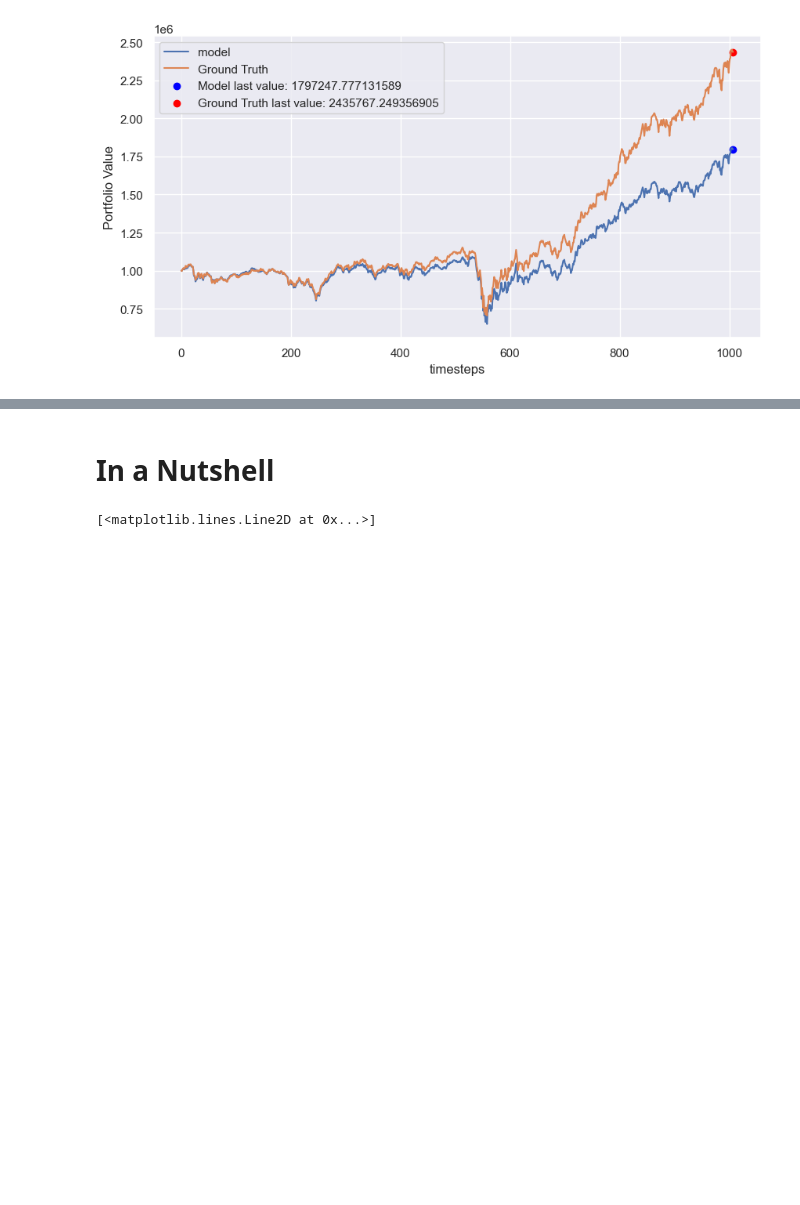
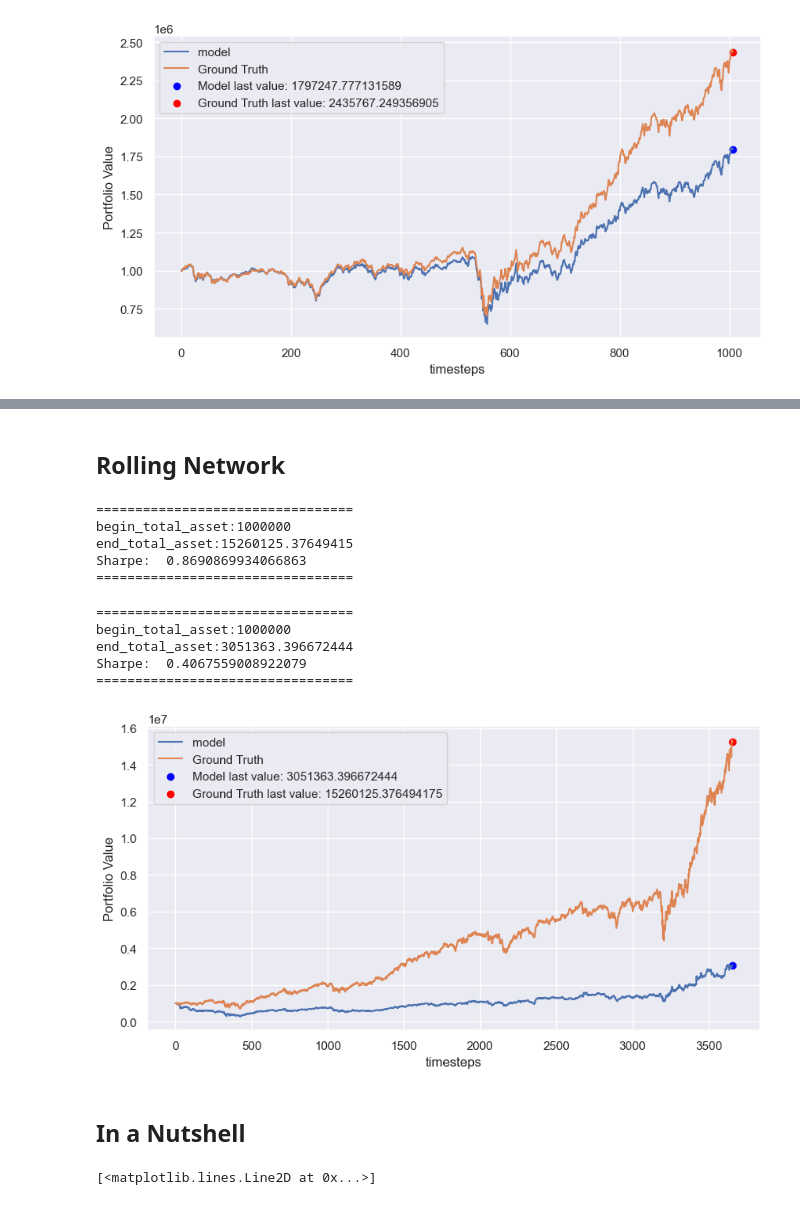
Before and after one commit to AI4Finance-Foundation/FinRL_Imitation_Learning, a Jupyter notebook: Imitation_Sandbox.ipynb, the cells around one changed output, grey strips where cells are left out. Cells and saved outputs as stored; diff of their text form; code cells hidden in the pictures; blank space fills up the shorter version.

```diff
--- a/Imitation_Sandbox.ipynb
+++ b/Imitation_Sandbox.ipynb
@@ -125,6 +126,7 @@ env_kwargs = {
 
 e_train_gym = StockPortfolioEnv.StockPortfolioEnv(df = train_data, **env_kwargs)
 e_trade_gym = StockPortfolioEnv.StockPortfolioEnv(df = trade_data, **env_kwargs)
+env = StockPortfolioEnv.StockPortfolioEnv(df = full_data, **env_kwargs)
 # %% [output]
 Stock Dimension: 11, State Space: 11
 Feature Dimension: 4
@@ -717,5 +653,76 @@ Notes:
+# %% [markdown]
+## Rolling Network
+# %%
+_ = StockPortfolioEnv.sample_from_env(i=0, env=backtest_env, weights=rolling_data["moribvol"])
+# %% [output]
+=================================
+begin_total_asset:1000000
+end_total_asset:15260125.37649415
+Sharpe:  0.8690869934066863
+=================================
+# %%
+rolling_ann = NeuralNet(state_dim=stock_dimension*feature_dimension,
+                action_dim=stock_dimension,
+                hidden_dim=64,
+                max_action=float(e_train_gym.action_space.high[0]))
+# %%
+k = 121 # window size
+step_size = 26 # step size
+
+rolling_data = full_data.loc[k:]
+rolling_data.index = full_data.loc[k:].index-k
+backtest_env = StockPortfolioEnv.StockPortfolioEnv(df = rolling_data, **env_kwargs)
+
+# Define the loss function and optimizer
+loss_function = nn.MSELoss()
+optimizer = torch.optim.Adam(rolling_ann.parameters(), lr=3e-4)
+num_epochs = 1000
+num_periods = len(full_dataset)-k
+
+# _ = env.reset()
+# actions = full_data["equal"].iloc[:k] # starting window uses equal weights
+# for i in range(len(actions)):
+#     action = actions.iloc[i].tolist()
+#     next_obs, reward, done, _ = env.step(action)
+
+_ = backtest_env.reset()
+
+# populate input and target tensors
+for i in tqdm(range(0, num_periods, step_size)):
+    rolling_scaler = StandardScaler(with_mean=True, with_std=True).fit(full_dataset.X[i:i+k])
+    train_period = Dataset(full_dataset.X[i:i+k], full_dataset.y[i:i+k])
+    trade_period = Dataset(rolling_scaler.transform(full_dataset.X[i+k:i+k+step_size]),
+                           full_dataset.y[i+k:i+k+step_size],
+                           scale_data=False)
+    train_dataloader = torch.utils.data.DataLoader(train_period, batch_size=256, shuffle=True)
+
+    # Train the model
+    for epoch in range(num_epochs):
+        for _, (inputs, targets) in enumerate(train_dataloader):
+            optimizer.zero_grad()
+            outputs = rolling_ann(inputs)
+            loss = loss_function(outputs, targets)
+            loss.backward()
+            optimizer.step()
+
+
+    ann_rolling_trade = ann(trade_period.X).detach().numpy()
+    for j in range(len(ann_rolling_trade)):
+        action = ann_rolling_trade[j].tolist()
+        next_obs, reward, done, _ = backtest_env.step(action)
+        if done: break
+
+rolling_portfolio_train = backtest_env.asset_memory
+plot_portfolio(rolling_portfolio_train,  retail_portfolio_full[k:] / retail_portfolio_full[k] * 1000000)
+# %% [output]
+=================================
+begin_total_asset:1000000
+end_total_asset:3051363.396672444
+Sharpe:  0.4067559008922079
+=================================
+[figure, added]
 # %% [markdown]
-# In a Nutshell
+## In a Nutshell
 # %%
 def backtest_helper(ret, data):
     df = pd.DataFrame(ret, columns=['account_value'])
```
Also changed, not shown: parts of 58 cells of this notebook, 7 other files.
